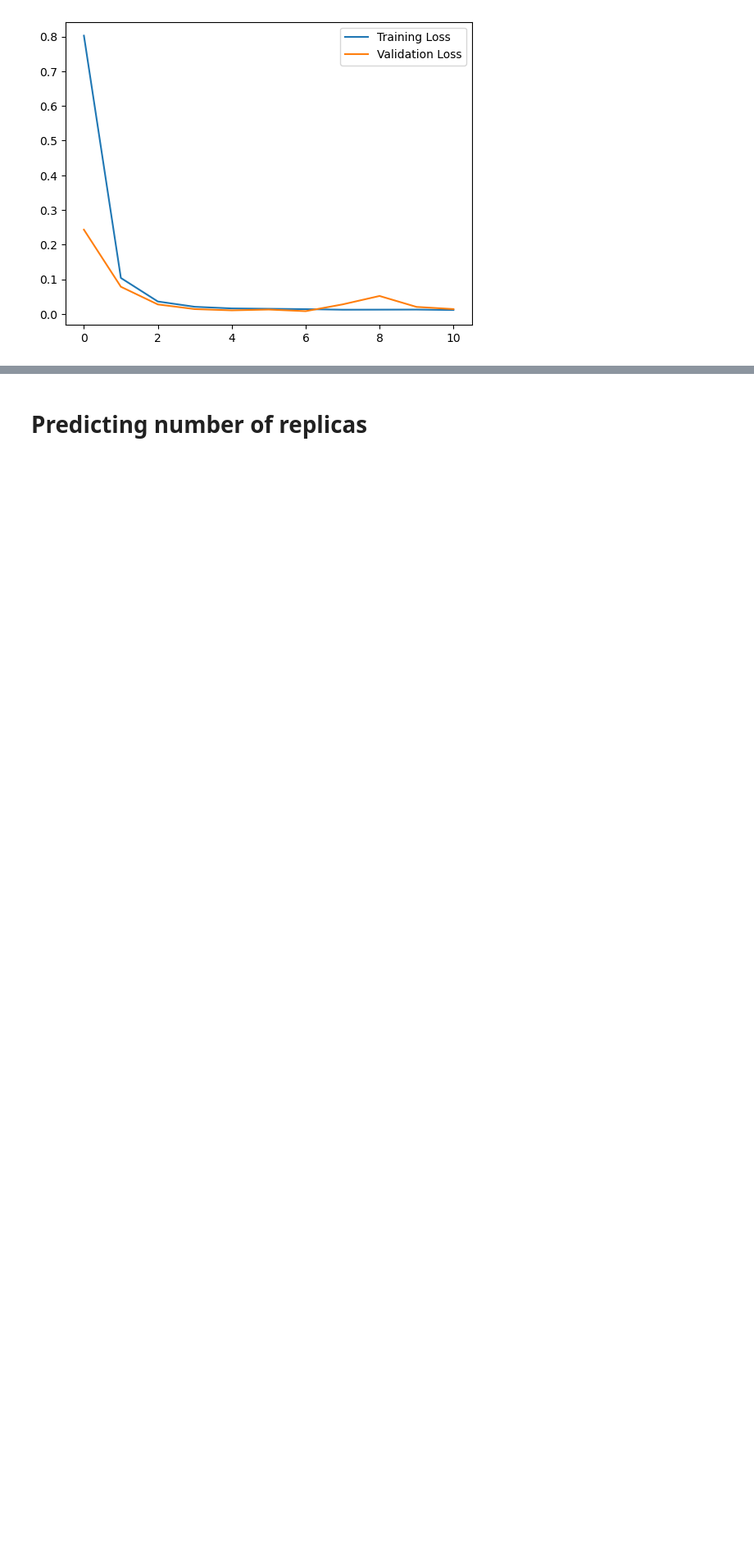
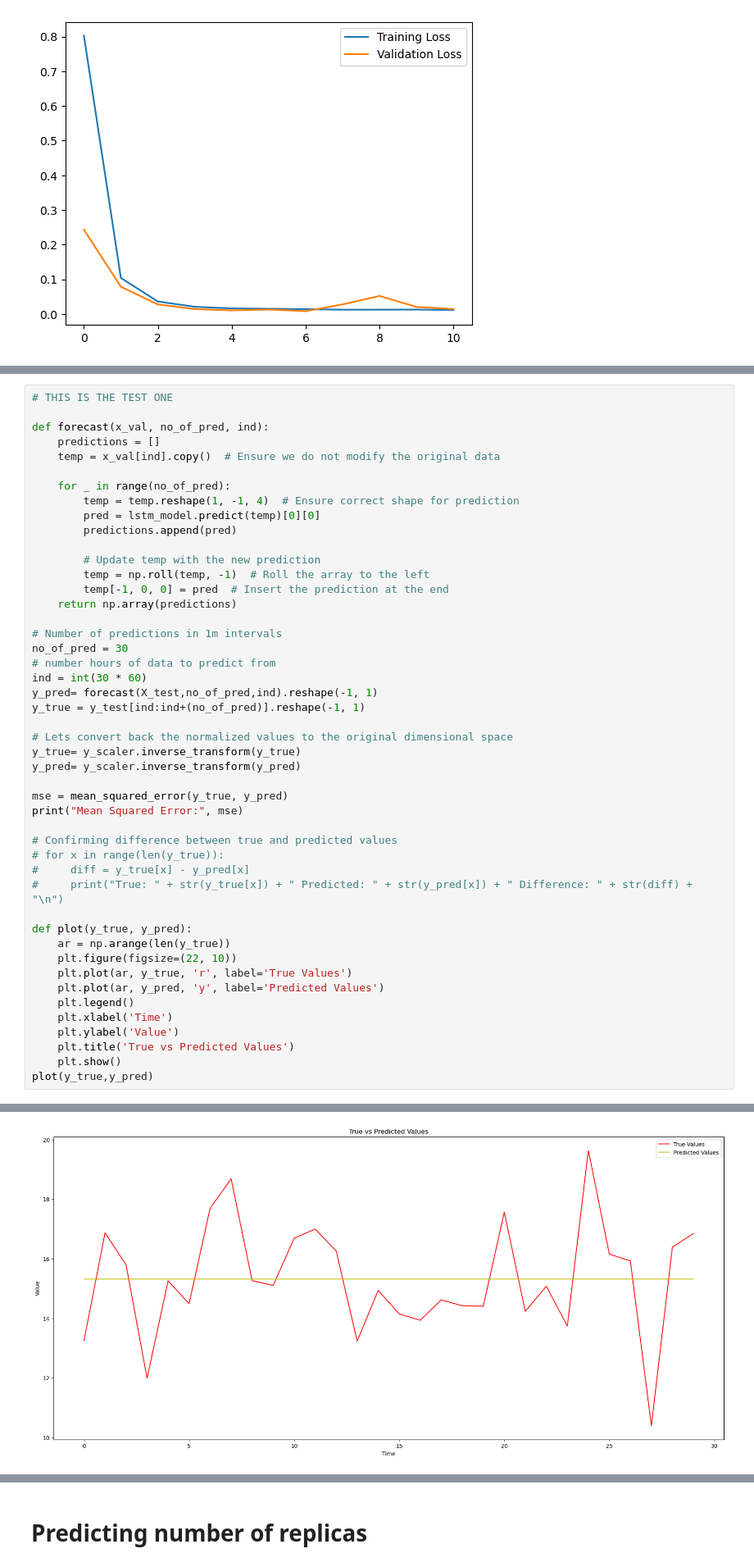
Before and after one commit to BrandonStreets-Mcleod/dissertation-test-code, a Jupyter notebook: Python/forecasting-model-test.ipynb, the cells around one changed output, grey strips where cells are left out. Shown at 82% size. Saved outputs shown, nothing was run; the diff lists cells and outputs as text; blank space fills up the shorter version.

```diff
--- a/Python/forecasting-model-test.ipynb
+++ b/Python/forecasting-model-test.ipynb
@@ -223,0 +308,48 @@ data_with_spikes['CPU Usage (%)'] += np.random.normal(0, 0.5, len(data))  # Smal
+# %%
+# THIS IS THE TEST ONE
+
+def forecast(x_val, no_of_pred, ind):
+    predictions = []
+    temp = x_val[ind].copy()  # Ensure we do not modify the original data
+
+    for _ in range(no_of_pred):
+        temp = temp.reshape(1, -1, 4)  # Ensure correct shape for prediction
+        pred = lstm_model.predict(temp)[0][0]
+        predictions.append(pred)
+
+        # Update temp with the new prediction
+        temp = np.roll(temp, -1)  # Roll the array to the left
+        temp[-1, 0, 0] = pred  # Insert the prediction at the end
+    return np.array(predictions)
+
+# Number of predictions in 1m intervals
+no_of_pred = 30
+# number hours of data to predict from
+ind = int(30 * 60)
+y_pred= forecast(X_test,no_of_pred,ind).reshape(-1, 1)
+y_true = y_test[ind:ind+(no_of_pred)].reshape(-1, 1)
+
+# Lets convert back the normalized values to the original dimensional space
+y_true= y_scaler.inverse_transform(y_true)
+y_pred= y_scaler.inverse_transform(y_pred)
+
+mse = mean_squared_error(y_true, y_pred)
+print("Mean Squared Error:", mse)
+
+# Confirming difference between true and predicted values
+# for x in range(len(y_true)):
+#     diff = y_true[x] - y_pred[x]
+#     print("True: " + str(y_true[x]) + " Predicted: " + str(y_pred[x]) + " Difference: " + str(diff) + "\n")
+
+def plot(y_true, y_pred):
+    ar = np.arange(len(y_true))
+    plt.figure(figsize=(22, 10))
+    plt.plot(ar, y_true, 'r', label='True Values')
+    plt.plot(ar, y_pred, 'y', label='Predicted Values')
+    plt.legend()
+    plt.xlabel('Time')
+    plt.ylabel('Value')
+    plt.title('True vs Predicted Values')
+    plt.show()
+plot(y_true,y_pred)
+# %% [output]
@@ -224,3 +373,4 @@ data_with_spikes['CPU Usage (%)'] += np.random.normal(0, 0.5, len(data))  # Smal
+[figure, added]
 # %%
 def forecast(x_val, no_of_pred, ind):
     predictions = []
```
Also changed, not shown: parts of 3 cells of this notebook, 2 other files.
